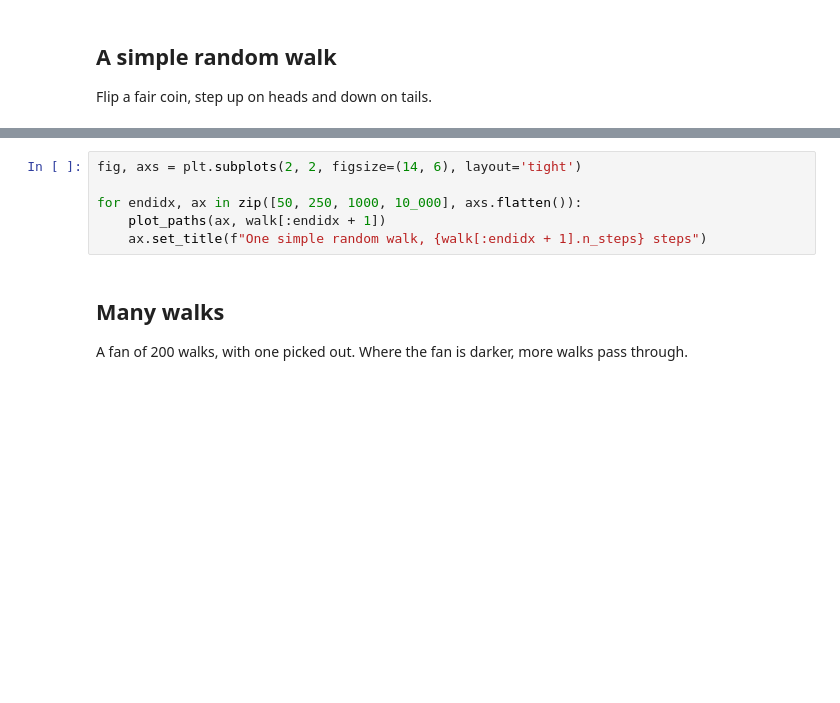
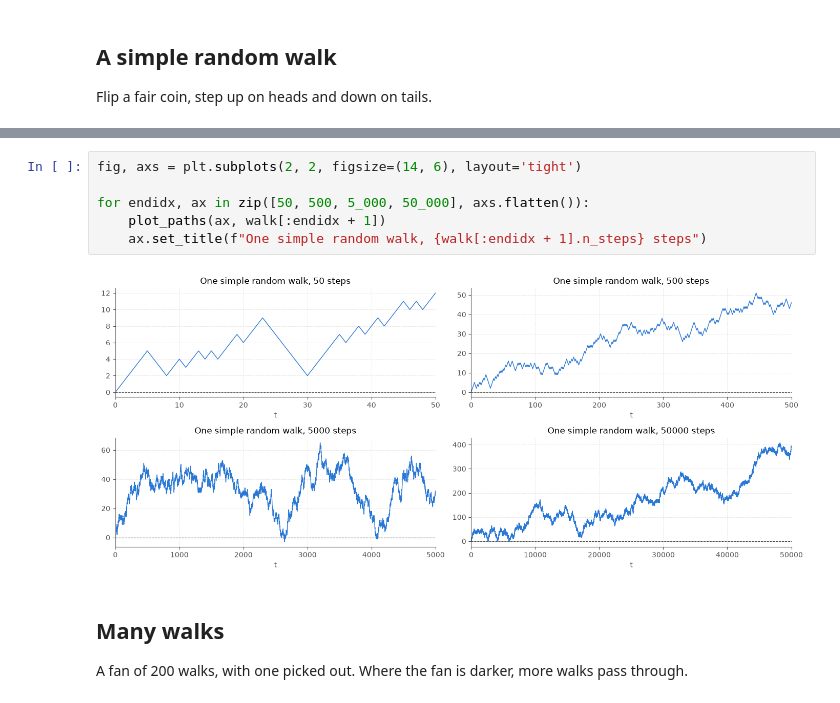
Before and after one commit to madrury/arcsine-laws, a Jupyter notebook: notebooks/plot-gallery.ipynb, the cells around one changed output, grey strips where cells are left out. Drawn from its saved outputs; the diff is of its cells as text; blank space fills up the shorter version.

```diff
--- a/notebooks/plot-gallery.ipynb
+++ b/notebooks/plot-gallery.ipynb
@@ -43,9 +54,11 @@ ax.set_title(f"One simple random walk, {walk.n_steps} steps")
 # %%
 fig, axs = plt.subplots(2, 2, figsize=(14, 6), layout='tight')
 
-for endidx, ax in zip([50, 250, 1000, 10_000], axs.flatten()):
+for endidx, ax in zip([50, 500, 5_000, 50_000], axs.flatten()):
     plot_paths(ax, walk[:endidx + 1])
     ax.set_title(f"One simple random walk, {walk[:endidx + 1].n_steps} steps")
+# %% [output]
+[figure, added]
 # %% [markdown]
 ## Many walks
 
```
Also changed, not shown: parts of 16 cells of this notebook, 6 other files.
